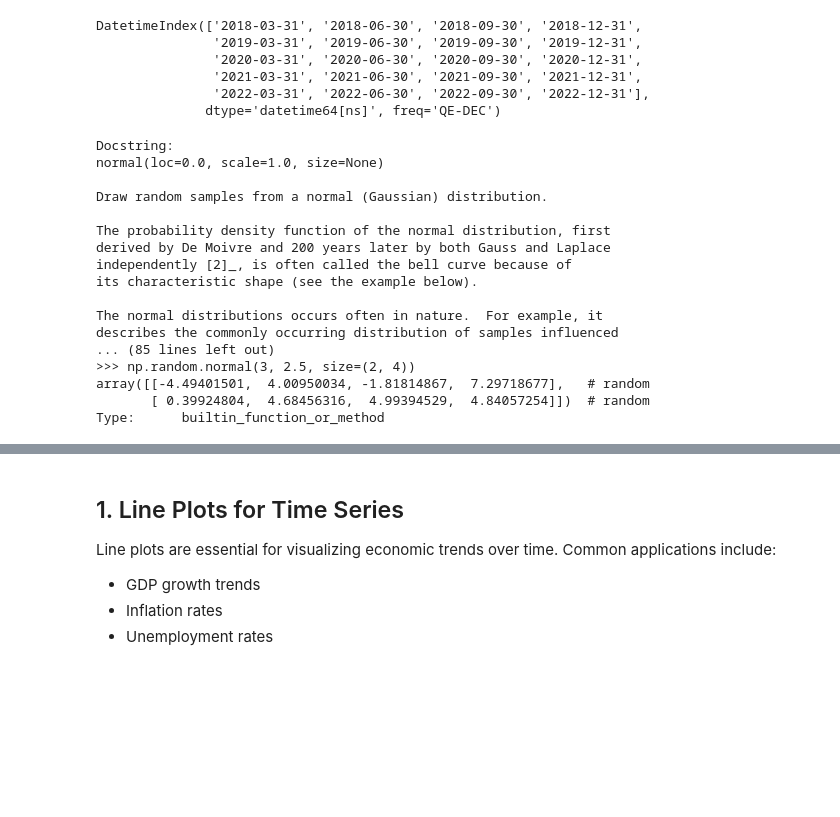
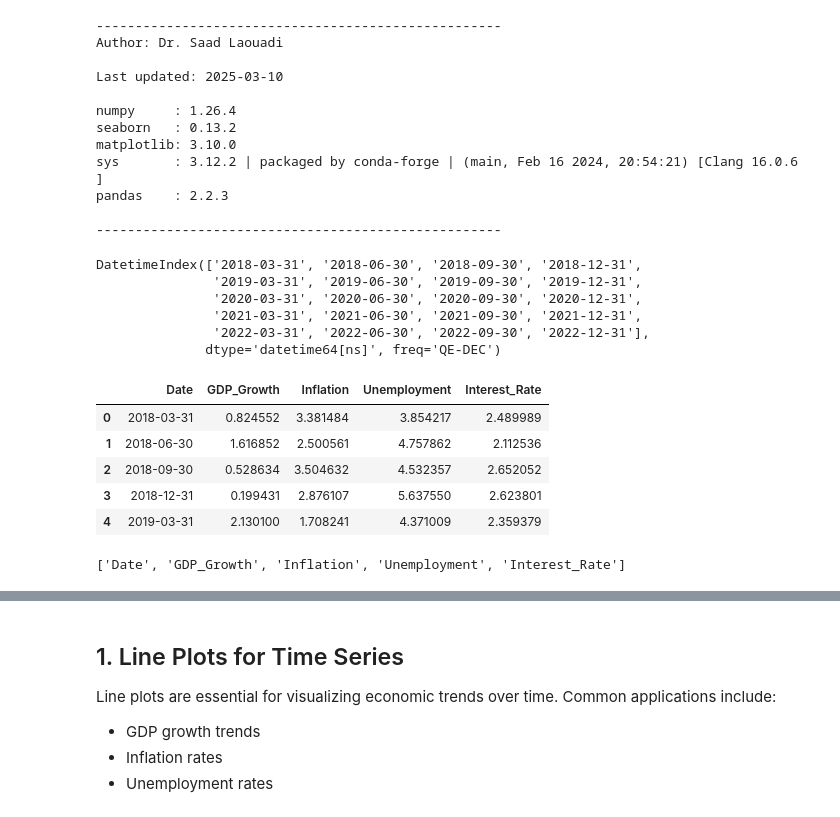
Before and after one commit to dr-saad-la/Econometrics-with-python, a Jupyter notebook: 03-visualization/01-seaborn-essentials/02-basic-visualization.ipynb, the cells around one changed output, grey strips where cells are left out. Saved outputs shown, nothing was run; the diff lists cells and outputs as text; code cells hidden in the pictures; blank space fills up the shorter version.

```diff
--- a/03-visualization/01-seaborn-essentials/02-basic-visualization.ipynb
+++ b/03-visualization/01-seaborn-essentials/02-basic-visualization.ipynb
@@ -23,2 +24,37 @@ plt.rcParams['figure.figsize'] = [10, 6]
+# %%
+# ====================================================
+#     Environment Setup: Import Required Libraries
+# ====================================================
+import sys
+import numpy as np
+import pandas as pd
+import matplotlib.pyplot as plt
+import seaborn as sns
+
+# Set style and figure size defaults
+sns.set_theme(style="whitegrid")
+plt.rcParams['figure.figsize'] = [10, 6]
+
+# Set random seed for reproducibility
+np.random.seed(1010)
+
+print("-"*52)
+%reload_ext watermark
+%watermark -a "Dr. Saad Laouadi"
+%watermark -iv -ud
+print("-"*52)
+# %% [output]
+----------------------------------------------------
+Author: Dr. Saad Laouadi
+
+Last updated: 2025-03-10
+
+numpy     : 1.26.4
+seaborn   : 0.13.2
+matplotlib: 3.10.0
+sys       : 3.12.2 | packaged by conda-forge | (main, Feb 16 2024, 20:54:21) [Clang 16.0.6 ]
+pandas    : 2.2.3
+
+----------------------------------------------------
 # %%
 # Create sample economic data
@@ -34,24 +70,4 @@ DatetimeIndex(['2018-03-31', '2018-06-30', '2018-09-30', '2018-12-31',
                '2021-03-31', '2021-06-30', '2021-09-30', '2021-12-31',
                '2022-03-31', '2022-06-30', '2022-09-30', '2022-12-31'],
               dtype='datetime64[ns]', freq='QE-DEC')
-# %%
-np.random.normal?
-# %% [output]
-Docstring:
-normal(loc=0.0, scale=1.0, size=None)
-
-Draw random samples from a normal (Gaussian) distribution.
-
-The probability density function of the normal distribution, first
-derived by De Moivre and 200 years later by both Gauss and Laplace
-independently [2]_, is often called the bell curve because of
-its characteristic shape (see the example below).
-
-The normal distributions occurs often in nature.  For example, it
-describes the commonly occurring distribution of samples influenced
-... (85 lines left out)
->>> np.random.normal(3, 2.5, size=(2, 4))
-array([[-4.49401501,  4.00950034, -1.81814867,  7.29718677],   # random
-       [ 0.39924804,  4.68456316,  4.99394529,  4.84057254]])  # random
-Type:      builtin_function_or_method
 # %%
@@ -63,3 +80,17 @@ economic_data = pd.DataFrame({
     'Unemployment': np.random.normal(5, 0.8, len(dates)),
     'Interest_Rate': np.random.normal(2.5, 0.3, len(dates))
 })
+# %%
+# Check the data head
+economic_data.head()
+# %% [output]
+|  | Date | GDP_Growth | Inflation | Unemployment | Interest_Rate |
+| 0 | 2018-03-31 | 0.824552 | 3.381484 | 3.854217 | 2.489989 |
+| 1 | 2018-06-30 | 1.616852 | 2.500561 | 4.757862 | 2.112536 |
+| 2 | 2018-09-30 | 0.528634 | 3.504632 | 4.532357 | 2.652052 |
+| 3 | 2018-12-31 | 0.199431 | 2.876107 | 5.637550 | 2.623801 |
+| 4 | 2019-03-31 | 2.130100 | 1.708241 | 4.371009 | 2.359379 |
+# %%
+economic_data.columns.tolist() # []
+# %% [output]
+['Date', 'GDP_Growth', 'Inflation', 'Unemployment', 'Interest_Rate']
```
Also changed, not shown: parts of 20 cells of this notebook.
